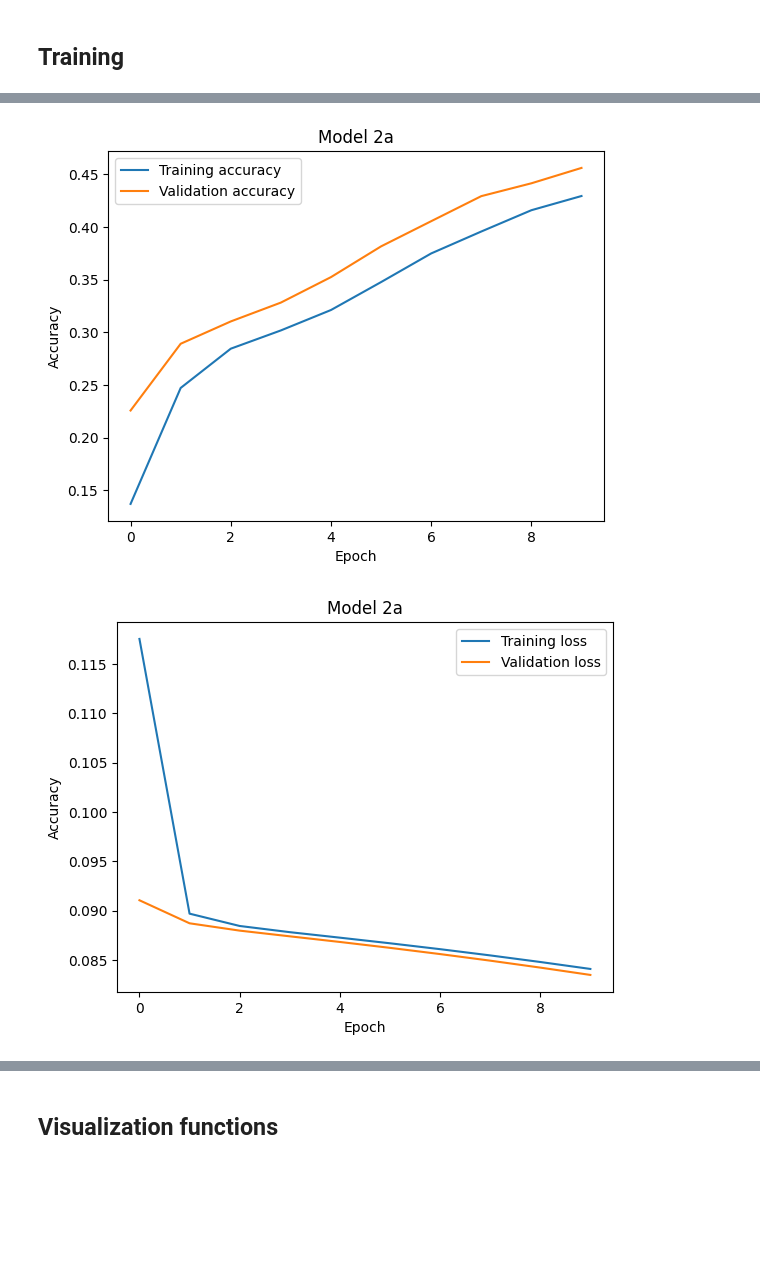
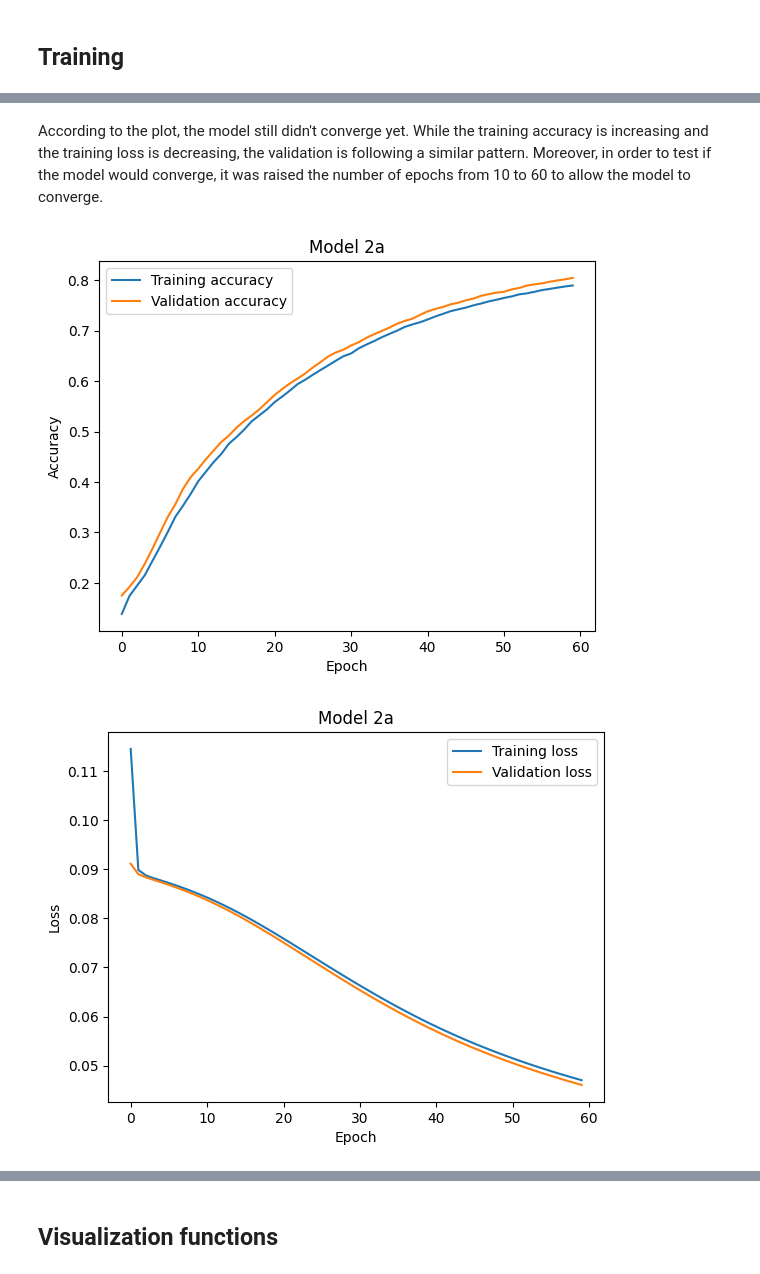
Before and after one commit to victorandre957/NOIA-Trabalho-1, a Jupyter notebook: Trabalho_1.ipynb, the cells around one changed output, grey strips where cells are left out. Cells and saved outputs as stored; diff of their text form; code cells hidden in the pictures; blank space fills up the shorter version.

Commit message:
Update: Analysis on plots from models

```diff
--- a/Trabalho_1.ipynb
+++ b/Trabalho_1.ipynb
@@ -38,3 +30,10 @@ model_2a = Sequential([
     Dense(10, activation='sigmoid')
 ])
 model_2a.compile(optimizer=SGD(), loss=MeanSquaredError(), metrics=['accuracy'])
+
+model_2a_over_epochs = Sequential([
+    Flatten(input_shape=(28, 28)),
+    Dense(128, activation='sigmoid'),
+    Dense(10, activation='sigmoid')
+])
+model_2a_over_epochs.compile(optimizer=SGD(), loss=MeanSquaredError(), metrics=['accuracy'])
@@ -89,20 +93,20 @@ model_2e_2 = Sequential([
 ])
 model_2e_2.compile(optimizer=Adam(), loss=SparseCategoricalCrossentropy(), metrics=['accuracy'])
 # %%
-def plot_history(history, model_id):
+def plot_history(history, model_id, epochs_10=False):
     plt.title(f'Model {model_id}')
-    plt.plot(history.history['accuracy'], label='Training accuracy')
-    plt.plot(history.history['val_accuracy'], label='Validation accuracy')
+    plt.plot(history.history['accuracy'][:10] if epochs_10 else history.history['accuracy'], label='Training accuracy')
+    plt.plot(history.history['val_accuracy'][:10] if epochs_10 else history.history['val_accuracy'], label='Validation accuracy')
     plt.xlabel('Epoch')
     plt.ylabel('Accuracy')
     plt.legend()
     plt.show()
 
     plt.title(f'Model {model_id}')
-    plt.plot(history.history['loss'], label='Training loss')
-    plt.plot(history.history['val_loss'], label='Validation loss')
+    plt.plot(history.history['loss'][:10] if epochs_10 else history.history['loss'], label='Training loss')
+    plt.plot(history.history['val_loss'][:10] if epochs_10 else history.history['val_loss'], label='Validation loss')
     plt.xlabel('Epoch')
-    plt.ylabel('Accuracy')
+    plt.ylabel('Loss')
     plt.legend()
     plt.show()
 # %% [markdown]
@@ -110,4 +116,5 @@ def plot_history(history, model_id):
 # %%
 history_2a = model_2a.fit(x_train, to_categorical(y_train), validation_data=(x_test, to_categorical(y_test)), epochs=10, batch_size=64)
+history_2a_over_epochs = model_2a_over_epochs.fit(x_train, to_categorical(y_train), validation_data=(x_test, to_categorical(y_test)), epochs=60, batch_size=64)
 # %% [output]
 Epoch 1/10
@@ -133,5 +144,7 @@ Epoch 10/10
+# %% [markdown]
+According to the plot, the model still didn't converge yet. While the training accuracy is increasing and the training loss is decreasing, the validation is following a similar pattern. Moreover, in order to test if the model would converge, it was raised the number of epochs from 10 to 60 to allow the model to converge.
 # %%
-plot_history(history_2a, '2a')
+plot_history(history_2a_over_epochs, '2a')
 # %% [output]
-[figure, old version]
+[figure, new version]
-[figure, old version]
+[figure, new version]
```
Also changed, not shown: parts of 35 cells of this notebook.
